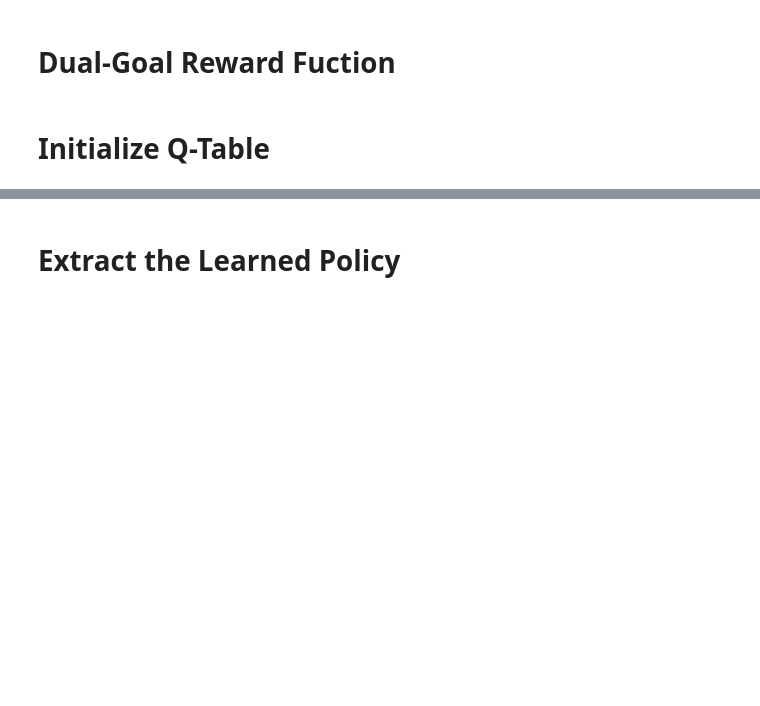
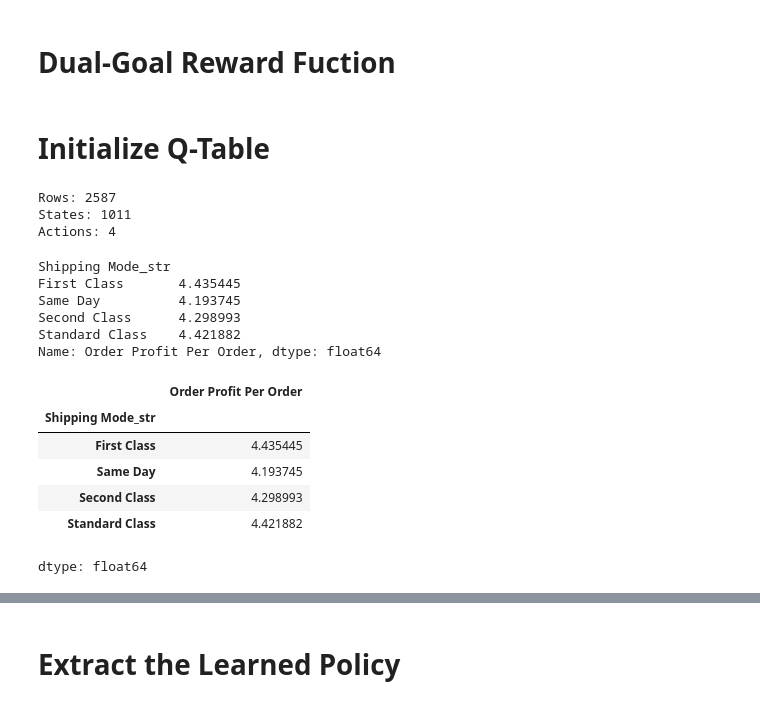
Before and after one commit to Jasonmiller513/Dissertation, a Jupyter notebook: First Test WA.ipynb, the cells around one changed output, grey strips where cells are left out. Saved outputs shown, nothing was run; the diff lists cells and outputs as text; code cells hidden in the pictures; blank space fills up the shorter version.

```diff
--- a/First Test WA.ipynb
+++ b/First Test WA.ipynb
@@ -1298,0 +1322,8 @@ episodes = 500
+# %%
+print("Rows:", len(train_df))
+print("States:", train_df['state_id'].nunique())
+print("Actions:", train_df['action_id'].nunique())
+# %% [output]
+Rows: 2587
+States: 1011
+Actions: 4
@@ -1298,0 +1335,23 @@ episodes = 500
+# %%
+profit_by_mode = train_df.groupby("Shipping Mode_str")[
+    "Order Profit Per Order"
+].mean()
+
+print(profit_by_mode)
+# %% [output]
+Shipping Mode_str
+First Class       4.435445
+Same Day          4.193745
+Second Class      4.298993
+Standard Class    4.421882
+Name: Order Profit Per Order, dtype: float64
+# %%
+profit_by_mode
+# %% [output]
+|  | Order Profit Per Order |
+| Shipping Mode_str |  |
+| First Class | 4.435445 |
+| Same Day | 4.193745 |
+| Second Class | 4.298993 |
+| Standard Class | 4.421882 |
+dtype: float64
```
Also changed, not shown: parts of 24 cells of this notebook.
